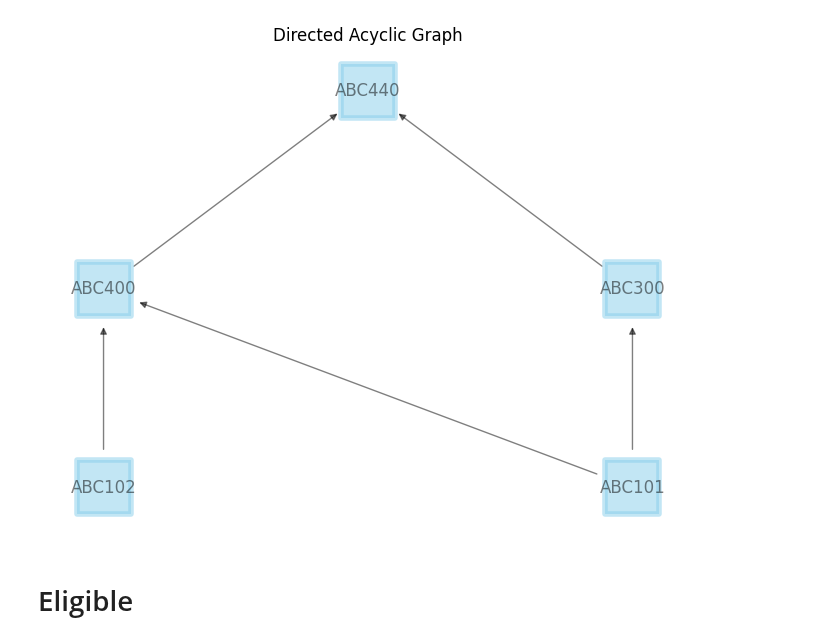
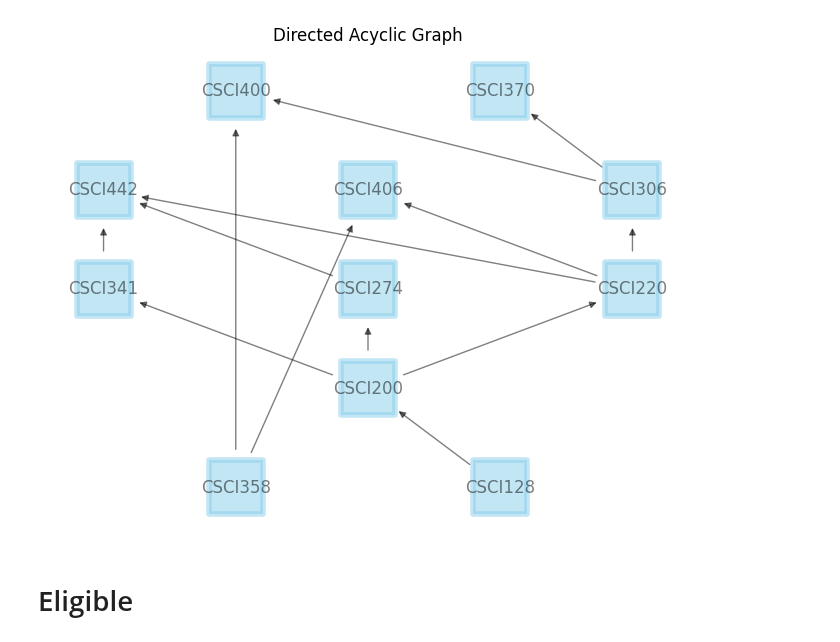
Before and after one commit to ifrycolorado/Enrollment_Project, a Jupyter notebook: src/dag.ipynb, the cells around one changed output. Drawn from its saved outputs; the diff is of its cells as text; code cells hidden in the pictures.

```diff
--- a/src/dag.ipynb
+++ b/src/dag.ipynb
@@ -5,23 +5,23 @@ import numpy as np
 from matplotlib import pyplot as plt
 # %%
 # create dag
-reader = pd.read_csv('../data/test_dag.csv')
+reader = pd.read_csv('../data/dag_simple.csv')
 dag = nx.DiGraph()
 
 for i in range(len(reader)):
     dag.add_edge(reader['prereq'][i], reader['class'][i])
 
 for layer, nodes in enumerate(nx.topological_generations(dag)):
     for node in nodes:
         dag.nodes[node]["layer"] = layer
 
 # plot the dag
 pos = nx.multipartite_layout(dag,subset_key="layer", align='horizontal')
 nx.draw(dag, pos, with_labels=True, node_size=1500, node_color="skyblue", node_shape="s", alpha=0.5, linewidths=4)
 plt.title('Directed Acyclic Graph')
 plt.show()
 # %% [output]
-[figure, old version]
+[figure, new version]
 # %% [markdown]
 # Eligible
 # %%
```
Also changed, not shown: parts of 12 cells of this notebook, 2 other files.
